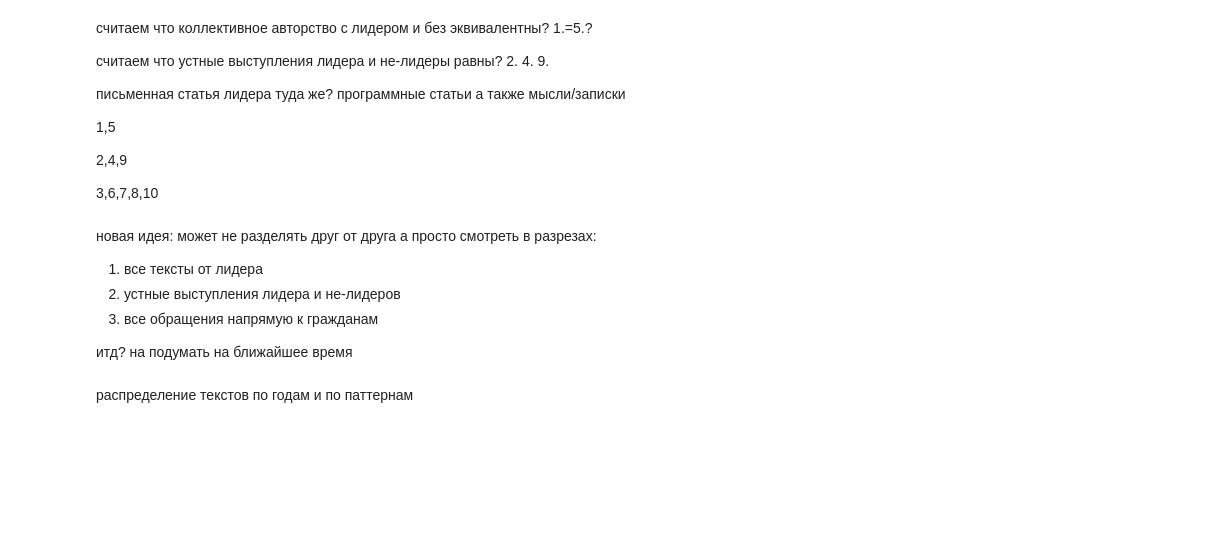
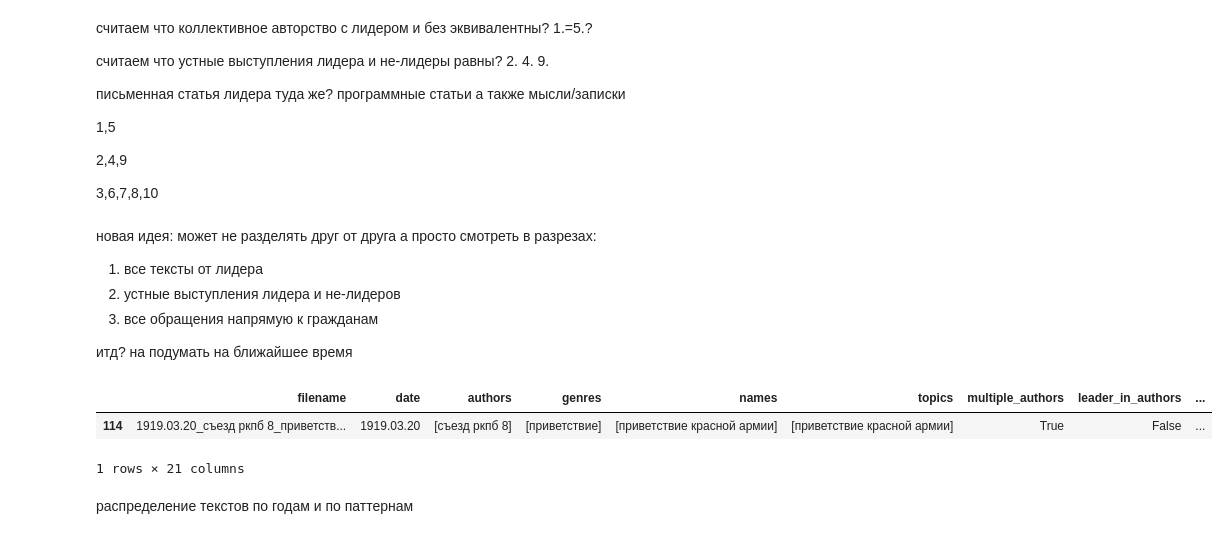
Before and after one commit to n1kg0r/russian-political-discourse-analysis, a Jupyter notebook: src/corpus_audit_report-replicated.ipynb, the cells around one changed output. Cells and saved outputs as stored; diff of their text form; code cells hidden in the pictures; blank space fills up the shorter version.

```diff
--- a/src/corpus_audit_report.ipynb
+++ b/src/corpus_audit_report-replicated.ipynb
@@ -565,6 +566,12 @@ Name: filename, dtype: int64
 3. все обращения напрямую к гражданам
 
 итд? на подумать на ближайшее время
+# %%
+df[df['pattern']=='1001']
+# %% [output]
+|  | filename | date | authors | genres | names | topics | multiple_authors | leader_in_authors | ... |
+| 114 | 1919.03.20_съезд ркпб 8_приветств... | 1919.03.20 | [съезд ркпб 8] | [приветствие] | [приветствие красной армии] | [приветствие красной армии] | True | False | ... |
+1 rows × 21 columns
 # %% [markdown]
 распределение текстов по годам и по паттернам
 # %%
```
Also changed, not shown: parts of 12 cells of this notebook, 7 other files.
